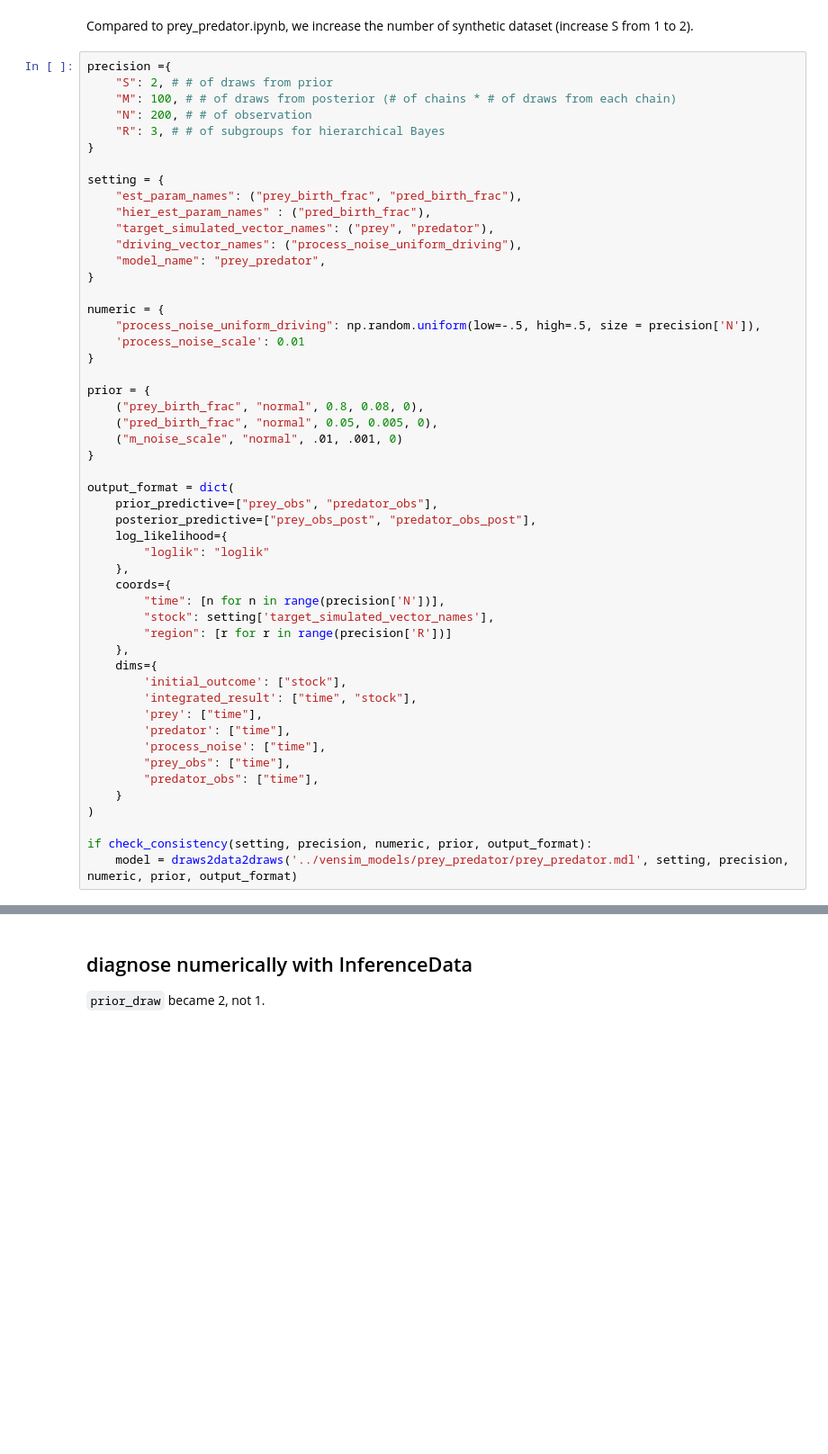
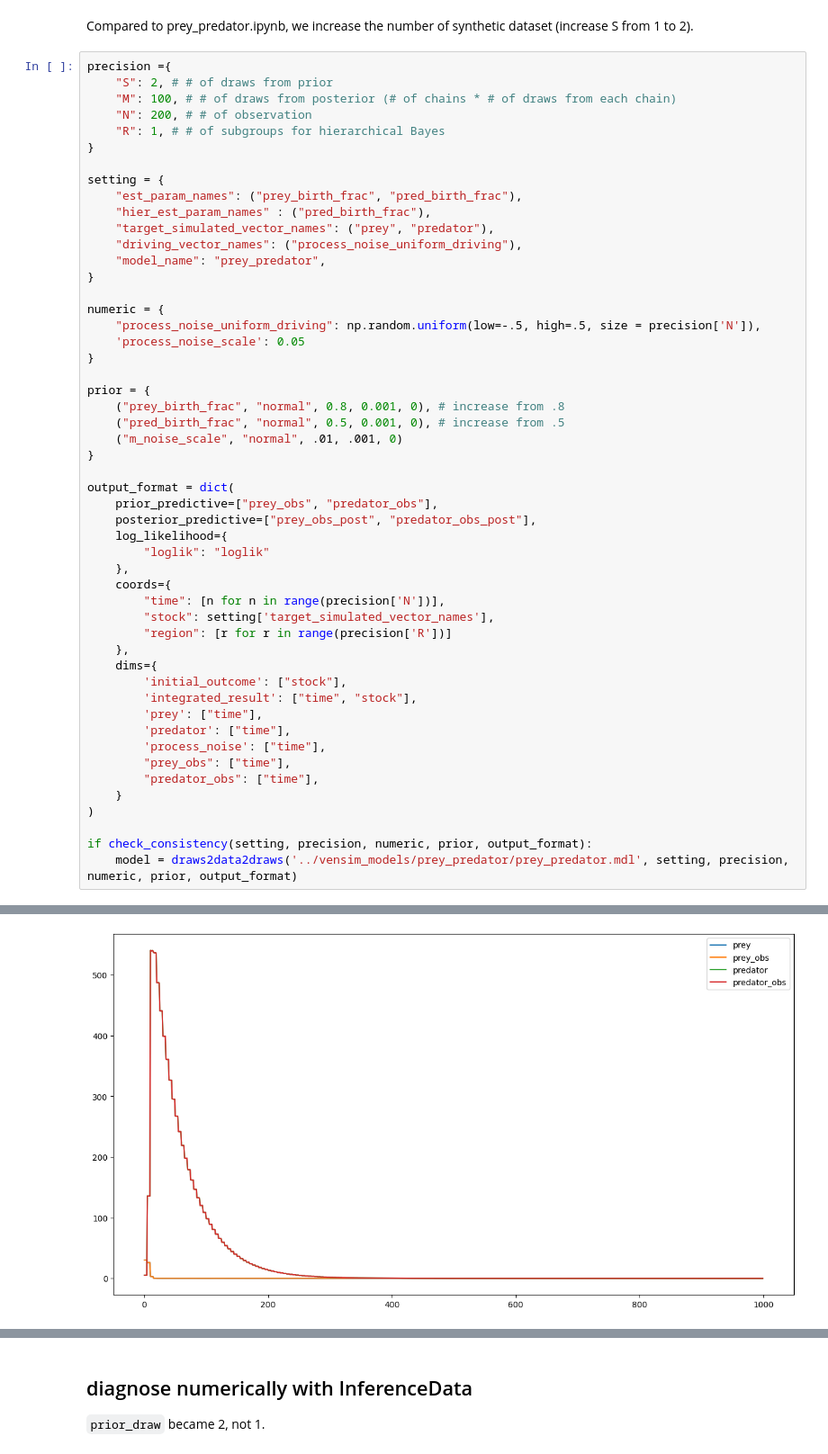
Before and after one commit to Data4DM/stanify, a Jupyter notebook: vignette/prey_predator_sensitivity.ipynb, the cells around one changed output, grey strips where cells are left out. Shown at 90% size. Cells and saved outputs as stored; diff of their text form; blank space fills up the shorter version.

```diff
--- a/vignette/prey_predator_sensitivity.ipynb
+++ b/vignette/prey_predator_sensitivity.ipynb
@@ -14,7 +14,7 @@ precision ={
     "S": 2, # # of draws from prior
     "M": 100, # # of draws from posterior (# of chains * # of draws from each chain)
     "N": 200, # # of observation
-    "R": 3, # # of subgroups for hierarchical Bayes
+    "R": 1, # # of subgroups for hierarchical Bayes
 }
 
 setting = {
@@ -27,12 +27,12 @@ setting = {
 
 numeric = {
     "process_noise_uniform_driving": np.random.uniform(low=-.5, high=.5, size = precision['N']),
-    'process_noise_scale': 0.01
+    'process_noise_scale': 0.05
 }
 
 prior = {
-    ("prey_birth_frac", "normal", 0.8, 0.08, 0),
-    ("pred_birth_frac", "normal", 0.05, 0.005, 0),
+    ("prey_birth_frac", "normal", 0.8, 0.001, 0), # increase from .8
+    ("pred_birth_frac", "normal", 0.5, 0.001, 0), # increase from .5
     ("m_noise_scale", "normal", .01, .001, 0)
 }
 
@@ -89 +91,2 @@ chain 2 |          | 00:00 Status
+[figure, added]
 # %%
```
Also changed, not shown: parts of 11 cells of this notebook, 57 other files.
